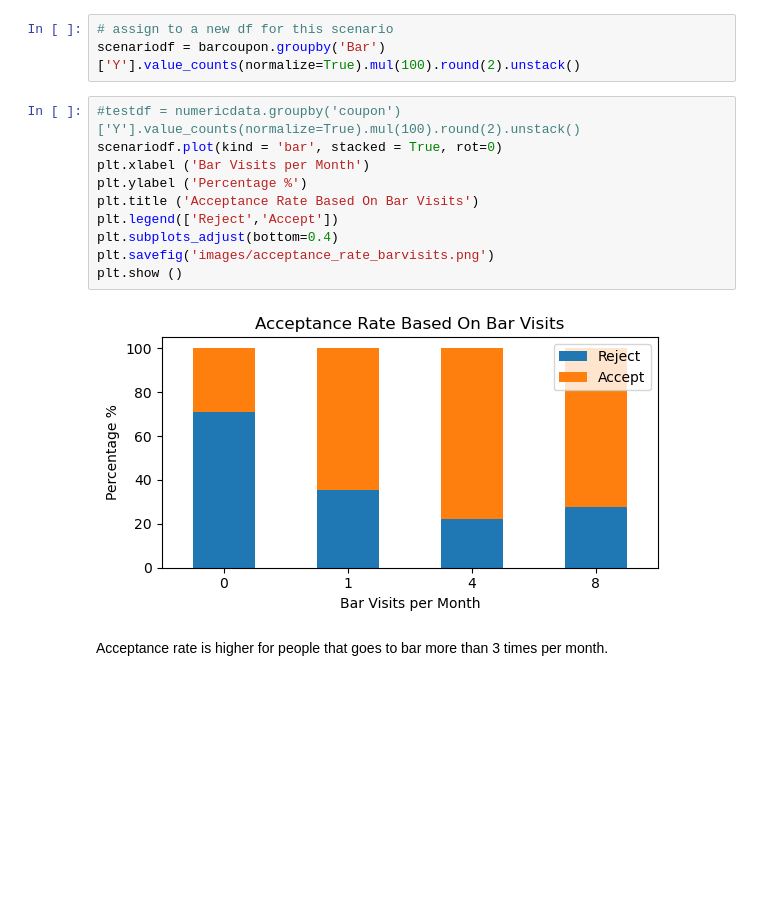
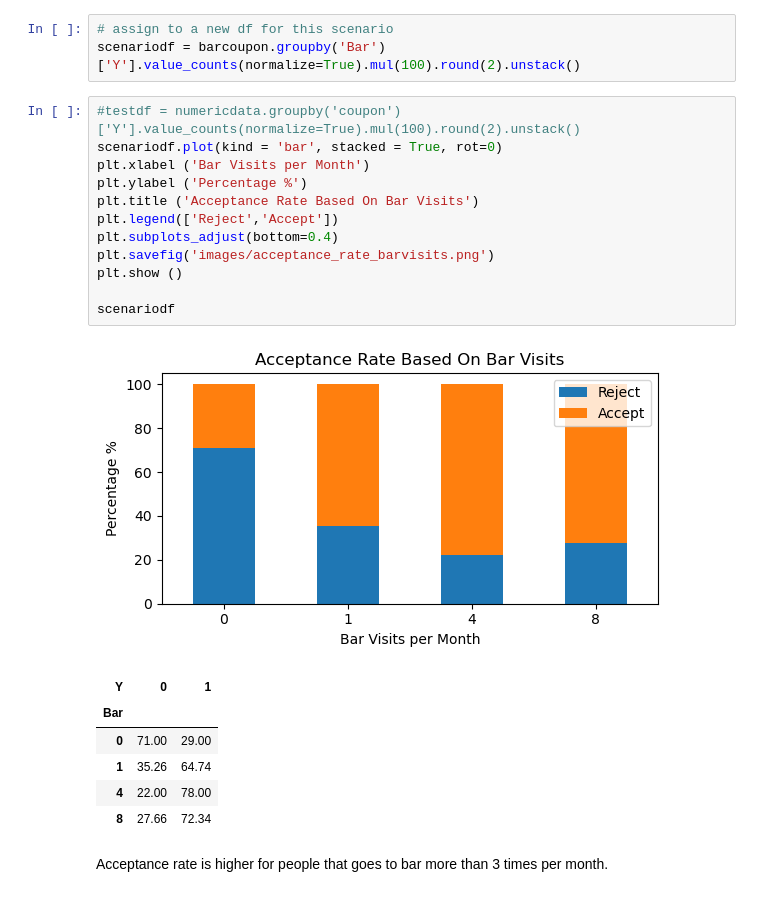
Before and after one commit to cdungca/coupon-acceptance, a Jupyter notebook: prompt.ipynb, the cells around one changed output. Saved outputs shown, nothing was run; the diff lists cells and outputs as text; blank space fills up the shorter version.

```diff
--- a/prompt.ipynb
+++ b/prompt.ipynb
@@ -302,15 +311,23 @@ scenariodf = barcoupon.groupby('Bar')['Y'].value_counts(normalize=True).mul(100)
 # %%
 #testdf = numericdata.groupby('coupon')['Y'].value_counts(normalize=True).mul(100).round(2).unstack()
 scenariodf.plot(kind = 'bar', stacked = True, rot=0)
 plt.xlabel ('Bar Visits per Month')
 plt.ylabel ('Percentage %')
 plt.title ('Acceptance Rate Based On Bar Visits')
 plt.legend(['Reject','Accept'])
 plt.subplots_adjust(bottom=0.4)
 plt.savefig('images/acceptance_rate_barvisits.png')
 plt.show ()
+
+scenariodf
 # %% [output]
 [figure]
+| Y | 0 | 1 |
+| Bar |  |  |
+| 0 | 71.00 | 29.00 |
+| 1 | 35.26 | 64.74 |
+| 4 | 22.00 | 78.00 |
+| 8 | 27.66 | 72.34 |
 # %% [markdown]
 Acceptance rate is higher for people that goes to bar more than 3 times per month.
 # %% [markdown]
```
Also changed, not shown: parts of 2 cells of this notebook, 1 other file.
